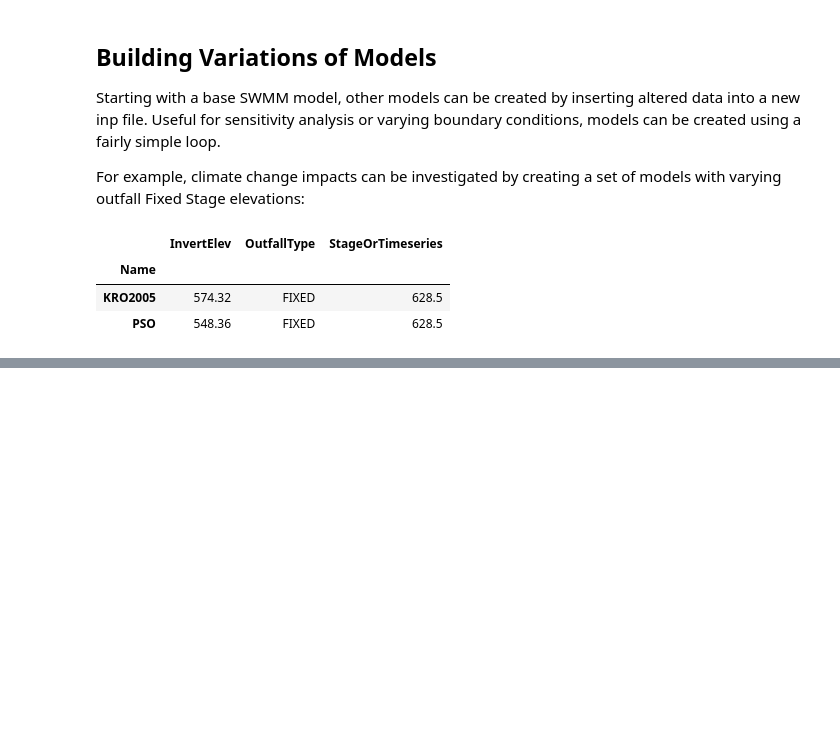
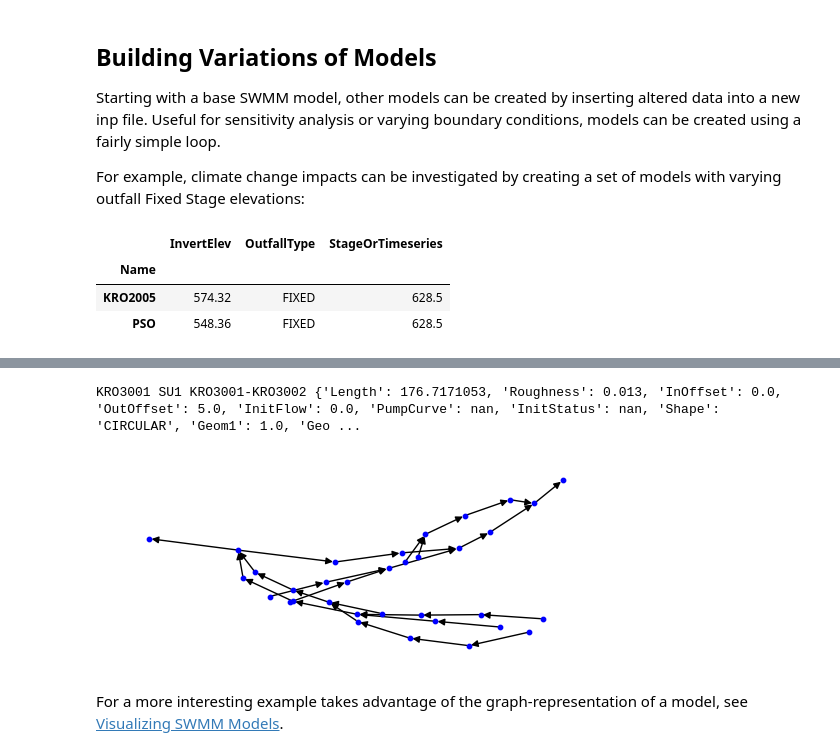
Before and after one commit to pyswmm/swmmio, a Jupyter notebook: docs/usage/getting_started.ipynb, the cells around one changed output, grey strips where cells are left out. Drawn from its saved outputs; the diff is of its cells as text; code cells hidden in the pictures; blank space fills up the shorter version.

```diff
--- a/docs/usage/getting_started.ipynb
+++ b/docs/usage/getting_started.ipynb
@@ -103,0 +136,26 @@ model.inp.outfalls
+# %%
+# access the model as a Networkx MutliDiGraph
+model = Model(model_path)
+G = model.network
+
+# iterate through links
+for u, v, key, data in model.network.edges(data=True, keys=True):
+    # do stuff with the network
+    print(u, v, key, data)
+    break
+# %% [output]
+KRO3001 SU1 KRO3001-KRO3002 {'Length': 176.7171053, 'Roughness': 0.013, 'InOffset': 0.0, 'OutOffset': 5.0, 'InitFlow': 0.0, 'PumpCurve': nan, 'InitStatus': nan, 'Shape': 'CIRCULAR', 'Geom1': 1.0, 'Geo ...
+# %%
+# visualize the graph
+import matplotlib.pyplot as plt
+import networkx as nx
+# Draw the graph
+pos = nx.spring_layout(G, k=30)
+
+plt.figure(figsize=(5, 2))
+nx.draw(G, node_size=10, node_color='blue', with_labels=False)
+plt.show()
+# %% [output]
+[figure, added]
+# %% [markdown]
+For a more interesting example takes advantage of the graph-representation of a model, see [Visualizing SWMM Models](visualizing_models.ipynb).
```
Also changed, not shown: parts of 8 cells of this notebook, 5 other files.
